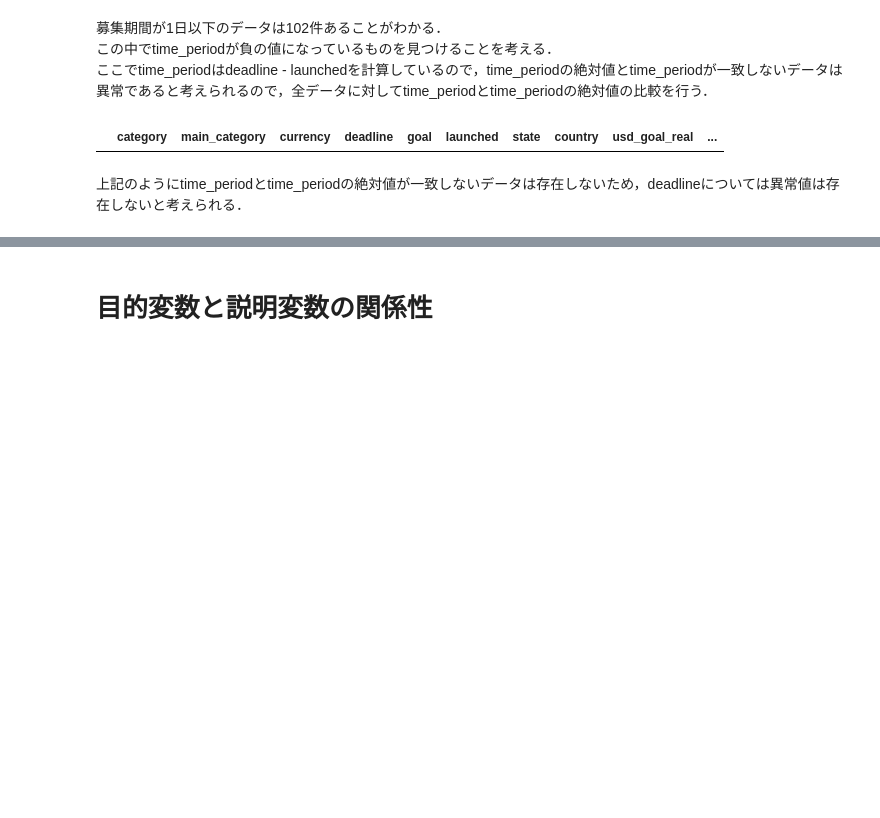
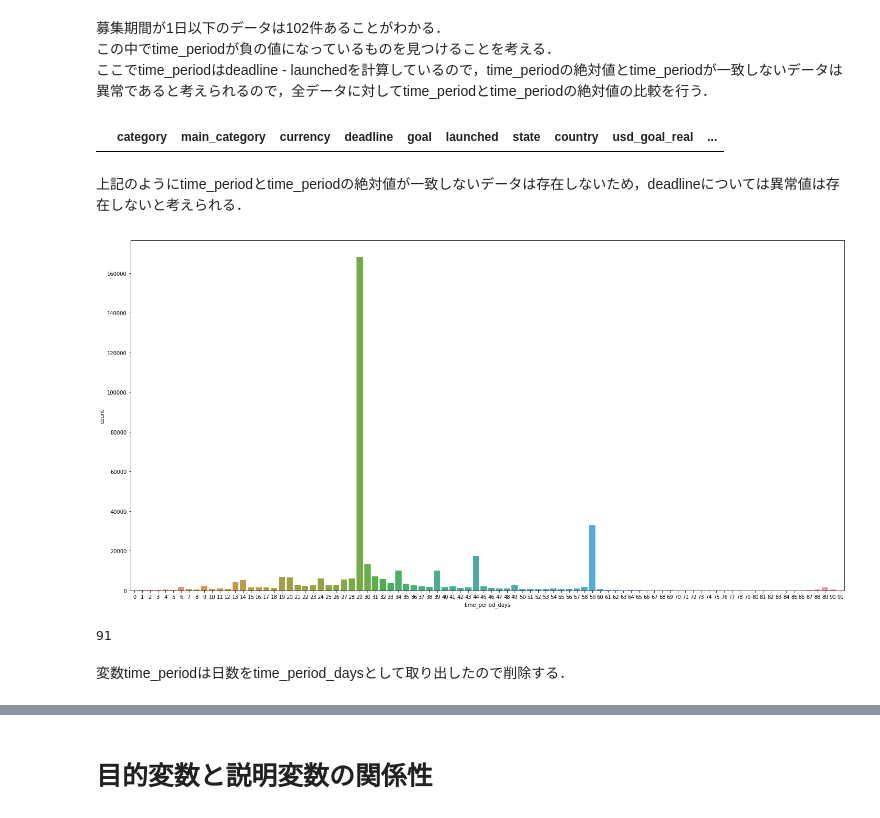
Before and after one commit to TSk-s/Intern, a Jupyter notebook: kickstarter_classification_1.ipynb, the cells around one changed output, grey strips where cells are left out. Saved outputs shown, nothing was run; the diff lists cells and outputs as text; code cells hidden in the pictures; blank space fills up the shorter version.

```diff
--- a/kickstarter_classification_1.ipynb
+++ b/kickstarter_classification_1.ipynb
@@ -549,3 +733,17 @@ data[data['time_period']!=abs(data['deadline'] - data['launched'])]
 |  | category | main_category | currency | deadline | goal | launched | state | country | usd_goal_real | ... |
 # %% [markdown]
 上記のようにtime_periodとtime_periodの絶対値が一致しないデータは存在しないため，deadlineについては異常値は存在しないと考えられる．
+# %%
+# 異常値変更後の頻度分布
+plt.figure(figsize=(20, 10))
+sns.countplot(x='time_period_days', data=data)
+plt.tight_layout()
+# %% [output]
+[figure, added]
+# %%
+# 異常値変更後の最大値
+data['time_period_days'].max()
+# %% [output]
+91
+# %% [markdown]
+変数time_periodは日数をtime_period_daysとして取り出したので削除する．
```
Also changed, not shown: parts of 52 cells of this notebook.
